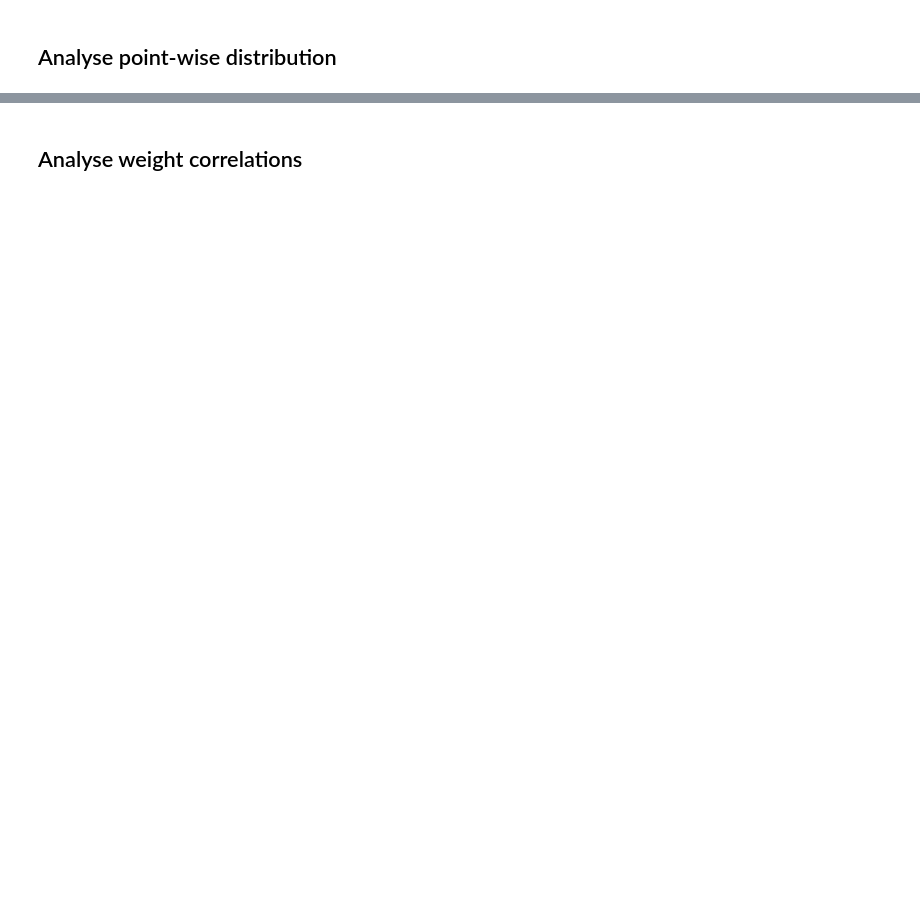
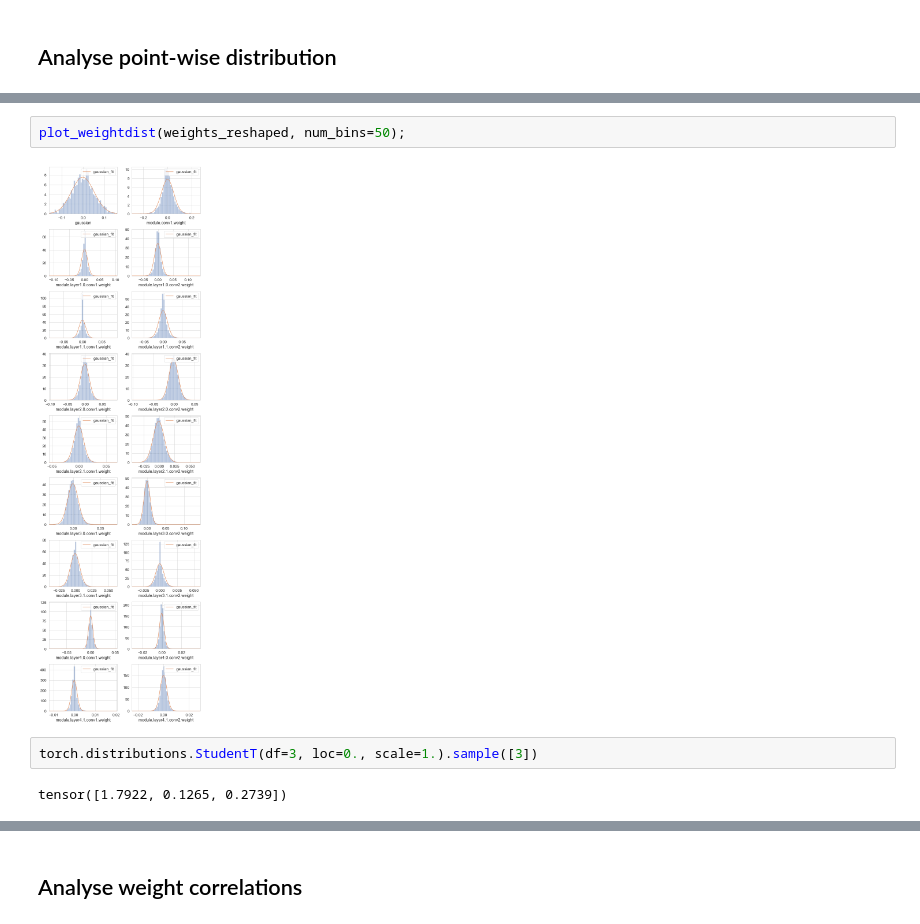
Before and after one commit to ratschlab/bnn_priors, a Jupyter notebook: experiments/3.4_Analyse_empirical_weight_distributions.ipynb, the cells around one changed output, grey strips where cells are left out. Saved outputs shown, nothing was run; the diff lists cells and outputs as text; blank space fills up the shorter version.

```diff
--- a/experiments/3.4_Analyse_empirical_weight_distributions.ipynb
+++ b/experiments/3.4_Analyse_empirical_weight_distributions.ipynb
@@ -225,0 +257,8 @@ plot_weightdist(weights);
+# %%
+plot_weightdist(weights_reshaped, num_bins=50);
+# %% [output]
+[figure, added]
+# %%
+torch.distributions.StudentT(df=3, loc=0., scale=1.).sample([3])
+# %% [output]
+tensor([1.7922, 0.1265, 0.2739])
```
Also changed, not shown: parts of 43 cells of this notebook, 14 other files.
